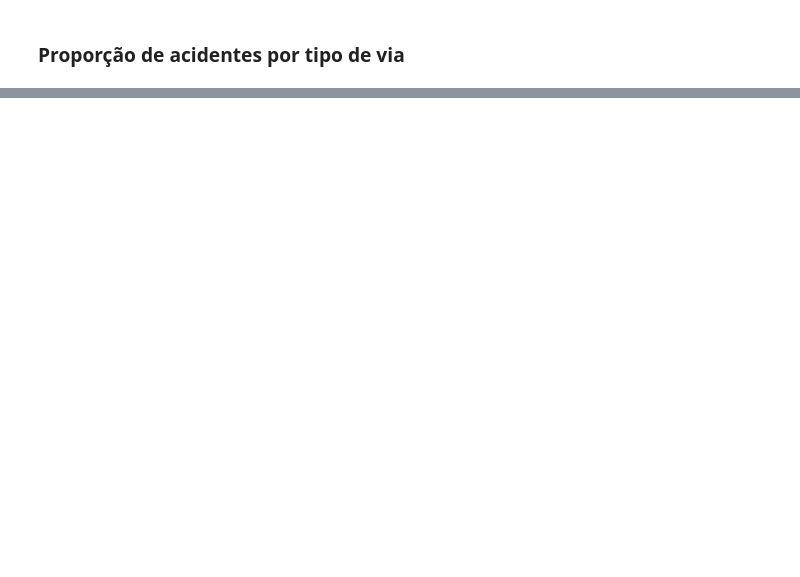
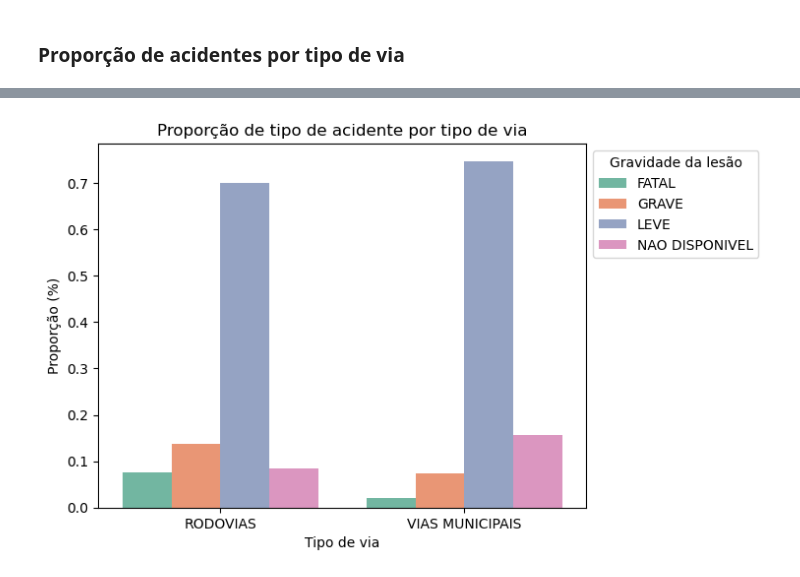
Before and after one commit to Enzzx/CityAccidentAnalysis, a Jupyter notebook: notebook/data-analysis.ipynb, the cells around one changed output, grey strips where cells are left out. Saved outputs shown, nothing was run; the diff lists cells and outputs as text; code cells hidden in the pictures; blank space fills up the shorter version.

```diff
--- a/notebook/data-analysis.ipynb
+++ b/notebook/data-analysis.ipynb
@@ -95,3 +97,4 @@ plt.show()
 ### Proporção de acidentes por tipo de via
 # %%
 df_ps = pd.merge(dfp, dfs, on="id_sinistro", how="inner")
+df_ps = df_ps[df_ps["tipo_via_x"] != "NAO DISPONIVEL"]
@@ -101,0 +101,14 @@ ValueError: Could not interpret input 'tipo_via'
+# %%
+df_proportional = df_ps.groupby(["tipo_via_x", "gravidade_lesao"]).size().reset_index(name="contagem")
+df_proportional["proporcao"] = df_proportional.groupby("tipo_via_x")["contagem"].transform(lambda x: x/x.sum())
+
+sns.barplot(data=df_proportional, x="tipo_via_x", y="proporcao", hue="gravidade_lesao", palette="Set2")
+
+plt.title("Proporção de tipo de acidente por tipo de via")
+plt.xlabel("Tipo de via")
+plt.ylabel("Proporção (%)")
+plt.legend(title="Gravidade da lesão", bbox_to_anchor=(1, 1))
+
+plt.show()
+# %% [output]
+[figure, added]
```
Also changed, not shown: parts of 12 cells of this notebook, 1 other file.
